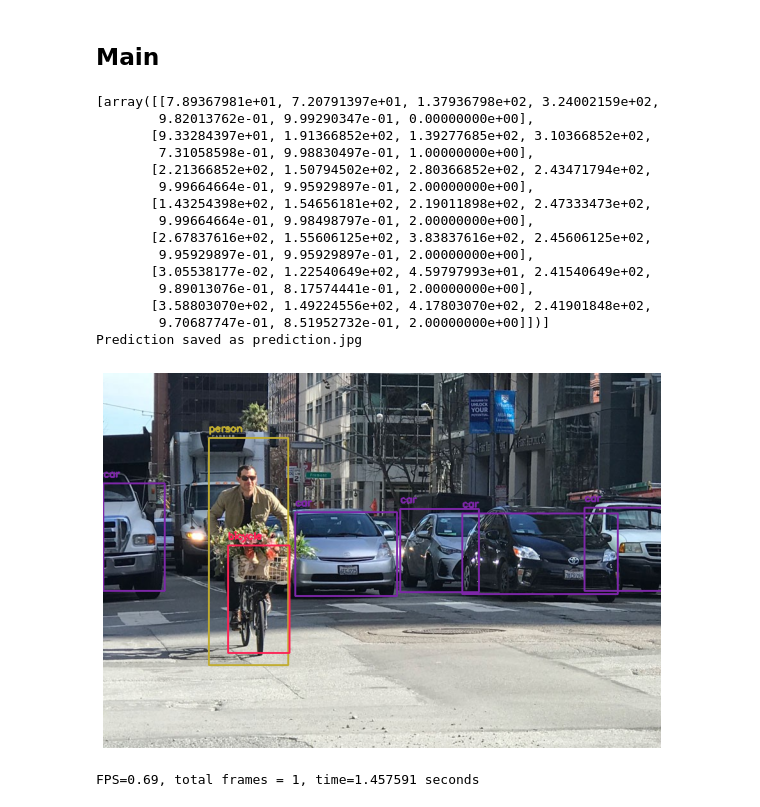
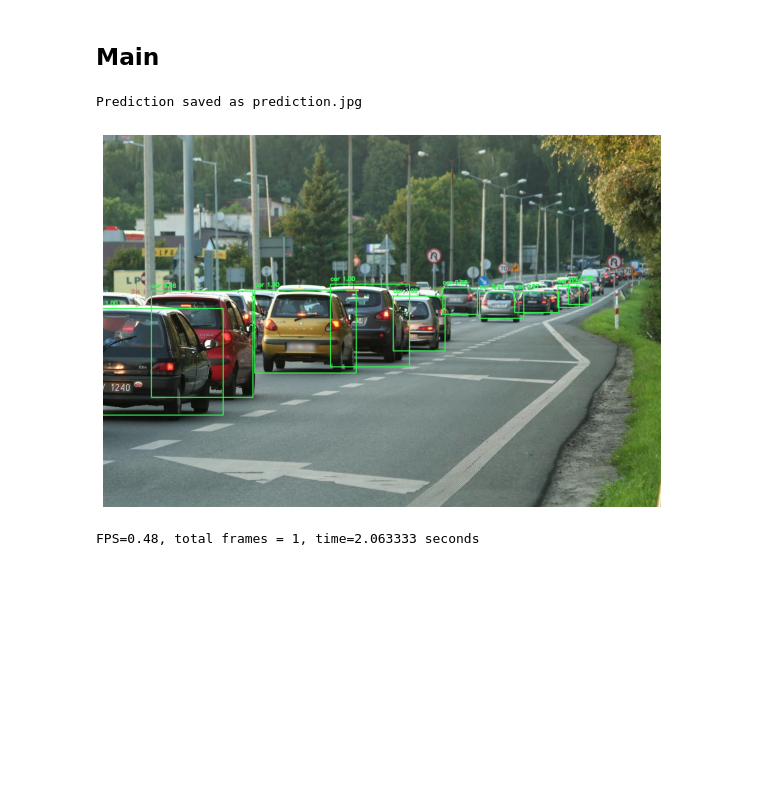
Before and after one commit to wierzba100/Vitis_Ai_Projects, a Jupyter notebook: yolov3/yolov3_lab.ipynb, the cells around one changed output. Cells and saved outputs as stored; diff of their text form; code cells hidden in the pictures; blank space fills up the shorter version.

```diff
--- a/yolov3/yolov3_lab.ipynb
+++ b/yolov3/yolov3_lab.ipynb
@@ -178,13 +178,14 @@ def runYolo(dpu_runner_tfYolo, image, config, image_path):
                                            config["yolo"]["classes"],
                                            conf_thres=config["confidence_threshold"],
                                            nms_thres=0.45)
-    print(batch_detections)
 
     classes = open(config["classes_names_path"], "r").read().split("\n")[:-1]
 
+    # Wczytaj oryginalny obraz (będzie zapisany zawsze)
+    im = cv2.imread(image_path)
+
     for detections in batch_detections:
         if detections is not None:
-            im = cv2.imread(image_path)
             unique_labels = np.unique(detections[:, -1])
             bbox_colors = {int(cls_pred): (random.randint(0, 255),
                                            random.randint(0, 255),
@@ -200,21 +201,23 @@ def runYolo(dpu_runner_tfYolo, image, config, image_path):
                 x1 = (x1 / pre_w) * ori_w
 
                 cv2.rectangle(im, (int(x1), int(y1)), (int(x1 + box_w), int(y1 + box_h)), color, 2)
-                label = classes[int(cls_pred)]
+                label = f"{classes[int(cls_pred)]} {conf:.2f}"
                 cv2.putText(im, label, (int(x1), int(y1) - 10),
                             cv2.FONT_HERSHEY_SIMPLEX, 0.5, color, 2)
 
-            # Save
-            output_path = "prediction.jpg"
-            cv2.imwrite(output_path, im)
-            print(f"Prediction saved as {output_path}")
+    output_path = "prediction.jpg"
+    success = cv2.imwrite(output_path, im)
+    if success:
+        print(f"Prediction saved as {output_path}")
+    else:
+        print(f"Failed to save prediction to {output_path}")
 
-            # Show inline
-            im_rgb = cv2.cvtColor(im, cv2.COLOR_BGR2RGB)
-            plt.figure(figsize=(10, 10))
-            plt.imshow(im_rgb)
-            plt.axis("off")
-            plt.show()
+    im_rgb = cv2.cvtColor(im, cv2.COLOR_BGR2RGB)
+    plt.figure(figsize=(10, 10))
+    plt.imshow(im_rgb)
+    plt.axis("off")
+    plt.show()
+
 
 
 def get_child_subgraph_dpu(graph: "Graph") -> List["Subgraph"]:
@@ -302,7 +305,7 @@ def camera_inference(xmodel_file, cam_id=0, cam_width=640, cam_height=480, displ
                 y1 = (y1 / pre_h) * ori_h
                 x1 = (x1 / pre_w) * ori_w
                 cv2.rectangle(frame, (int(x1), int(y1)), (int(x1 + box_w), int(y1 + box_h)), color, 2)
-                label = classes[int(cls_pred)]
+                label = f"{classes[int(cls_pred)]} {conf:.2f}"
                 cv2.putText(frame, label, (int(x1), int(y1) - 10),
                             cv2.FONT_HERSHEY_SIMPLEX, 0.5, color, 2)
 
@@ -336,8 +339,8 @@ def main(xmodel_file, image_path):
 
     time_start = time.time()
     runYolo(dpu_runners, image, config, image_path)
+    time_end = time.time()
     del dpu_runners
-    time_end = time.time()
 
     fps = 1.0 / (time_end - time_start)
     print(f"FPS={fps:.2f}, total frames = 1, time={time_end - time_start:.6f} seconds")
@@ -345,25 +348,11 @@ def main(xmodel_file, image_path):
 ## Main
 # %%
 # Image
-main("yolov3.xmodel", "4.jpg")
+main("yolov3.xmodel", "5.jpg")
 
 # Camera
 #camera_inference("yolov3.xmodel", cam_id=0)
 # %% [output]
-[array([[7.89367981e+01, 7.20791397e+01, 1.37936798e+02, 3.24002159e+02,
-        9.82013762e-01, 9.99290347e-01, 0.00000000e+00],
-       [9.33284397e+01, 1.91366852e+02, 1.39277685e+02, 3.10366852e+02,
-        7.31058598e-01, 9.98830497e-01, 1.00000000e+00],
-       [2.21366852e+02, 1.50794502e+02, 2.80366852e+02, 2.43471794e+02,
-        9.99664664e-01, 9.95929897e-01, 2.00000000e+00],
-       [1.43254398e+02, 1.54656181e+02, 2.19011898e+02, 2.47333473e+02,
-        9.99664664e-01, 9.98498797e-01, 2.00000000e+00],
-       [2.67837616e+02, 1.55606125e+02, 3.83837616e+02, 2.45606125e+02,
-        9.95929897e-01, 9.95929897e-01, 2.00000000e+00],
-       [3.05538177e-02, 1.22540649e+02, 4.59797993e+01, 2.41540649e+02,
-        9.89013076e-01, 8.17574441e-01, 2.00000000e+00],
-       [3.58803070e+02, 1.49224556e+02, 4.17803070e+02, 2.41901848e+02,
-        9.70687747e-01, 8.51952732e-01, 2.00000000e+00]])]
 Prediction saved as prediction.jpg
-[figure, old version]
+[figure, new version]
-FPS=0.69, total frames = 1, time=1.457591 seconds
+FPS=0.48, total frames = 1, time=2.063333 seconds
```
Also changed, not shown: 1 other file.
